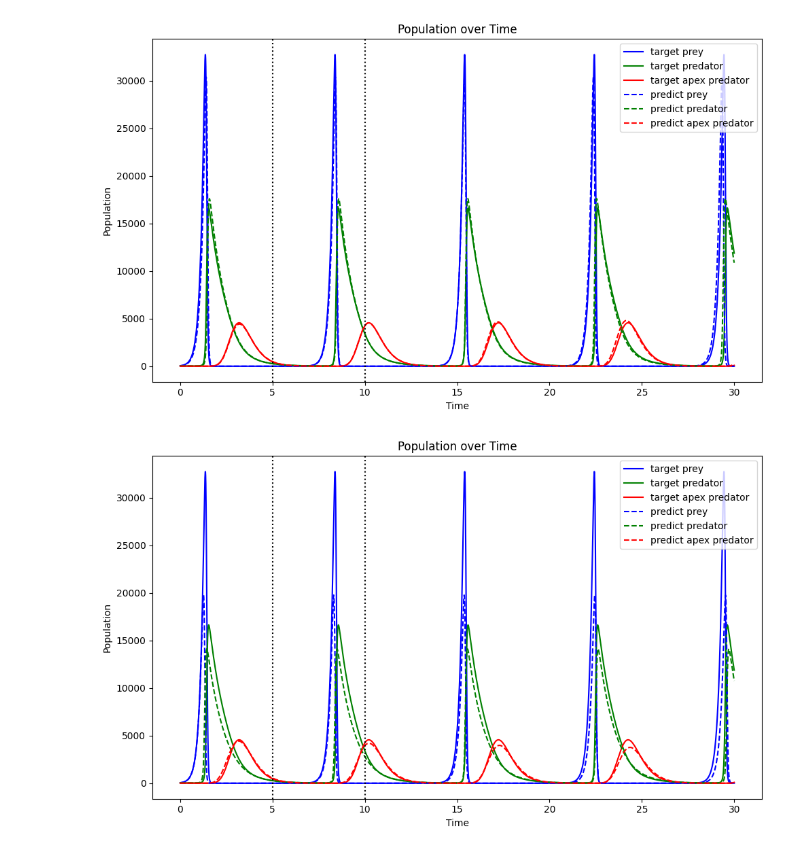
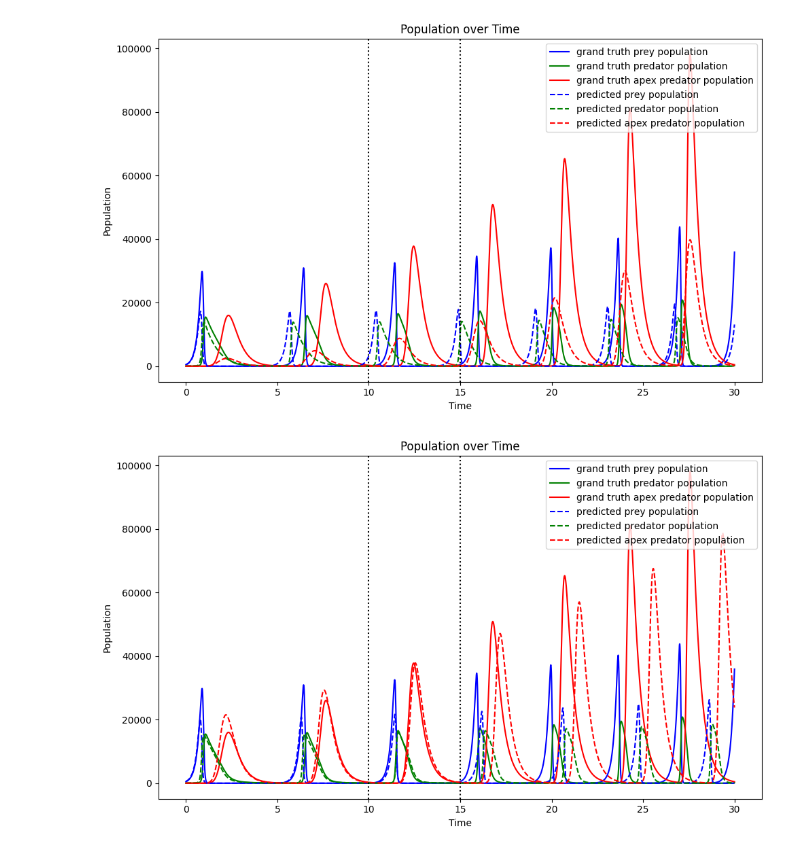
Before and after one commit to my-alaska/ISZ, a Jupyter notebook: lab6-supermodelling/Lab6.ipynb, the cells around one changed output. Cells and saved outputs as stored; diff of their text form; code cells hidden in the pictures.

```diff
--- a/lab6-supermodelling/Lab6.ipynb
+++ b/lab6-supermodelling/Lab6.ipynb
@@ -34,7 +40,10 @@ def lotka_volterra_sampler(
         else:
             t_span = np.linspace(0.0, samples_t[i], 100)
             ySoln = odeint(
-                lotka_volterra, initial_values, t_span, args=tuple(params[:-3])
+                lotka_volterra,
+                initial_values,
+                t_span,
+                args=tuple(params[:-3]),
             )
             response_y[i, :] = ySoln[-1, :]
 
@@ -56,6 +69,6 @@ Set up the target model parameters and get the complex system values in time
 # %%
 correct_params = np.array(
-    [5.0, 0.002, 0.0007, 1.0, 0.0001, 0.0008, 2.0, 50.0, 35.0, 10.0]
+    [5.0, 0.002, 0.0007, 1.0, 0.0001, 0.001, 2.3, 500.0, 35.0, 10.0]
 )
 
 y_target_response = odeint(
@@ -73,29 +89,37 @@ import matplotlib.pyplot as plt
 def plot_system(target, predicted=None):
 
     fig, ax = plt.subplots(1, 1, figsize=(10, 6))
+    t_axis = np.arange(target.shape[0]) / 200
 
     x_target, y_target, z_target = target[:, 0], target[:, 1], target[:, 2]
-    ax.plot(t_axis, x_target, lw=1.5, color="b", label="target prey")
-    ax.plot(t_axis, y_target, lw=1.5, color="g", label="target predator")
+    ax.plot(t_axis, x_target, lw=1.5, color="b", label="grand truth prey population")
+    ax.plot(
+        t_axis, y_target, lw=1.5, color="g", label="grand truth predator population"
+    )
     ax.plot(
         t_axis,
         z_target,
         lw=1.5,
         color="r",
-        label="target apex predator",
+        label="grand truth apex predator population",
     )
 
     if predicted is not None:
         x_pred, y_pred, z_pred = predicted[:, 0], predicted[:, 1], predicted[:, 2]
         ax.plot(
-            t_axis, x_pred, lw=1.5, color="b", label="predict prey", linestyle="dashed"
+            t_axis,
+            x_pred,
+            lw=1.5,
+            color="b",
+            label="predicted prey population",
+            linestyle="dashed",
         )
         ax.plot(
             t_axis,
             y_pred,
             lw=1.5,
             color="g",
-            label="predict predator",
+            label="predicted predator population",
             linestyle="dashed",
         )
         ax.plot(
@@ -103,12 +127,12 @@ def plot_system(target, predicted=None):
             z_pred,
             lw=1.5,
             color="r",
-            label="predict apex predator",
+            label="predicted apex predator population",
             linestyle="dashed",
         )
 
-    plt.axvline(x=5, color="black", linestyle="dotted")
     plt.axvline(x=10, color="black", linestyle="dotted")
+    plt.axvline(x=15, color="black", linestyle="dotted")
 
     ax.set_title("Population over Time")
     ax.set_xlabel("Time")
@@ -134,7 +160,7 @@ Fit the parameters
 from scipy.optimize import curve_fit
 
 reference_starting_params = np.array(
-    [5.1, 0.0021, 0.0007, 1.1, 0.00011, 0.000801, 2.01, 50.0, 34.95, 10.1]
+    [5.01, 0.00201, 0.0007, 0.90, 0.00012, 0.001, 2.3, 500.0, 35.0, 10.0]
 )
 
 predicted_ref_model_params, _ = curve_fit(
@@ -193,14 +232,15 @@ from scipy.optimize import curve_fit
 
 supermodelling_starting_points = np.array(
     [
-        [5.0, 0.00199, 0.0008, 0.99, 0.00009, 0.0008001, 2.2, 43.0, 20.0, 13.0],
-        [4.91, 0.0021, 0.00065, 1.1, 0.00017, 0.0007, 1.998, 58.0, 39.0, 16.0],
-        [4.9, 0.0022, 0.00069, 1.13, 0.0002, 0.00079, 1.999, 49.0, 36.0, 11.0],
+        [4.99, 0.001999, 0.0006, 1.1, 0.00015, 0.001, 2.3, 500.0, 35.0, 10.0],
+        [5.01, 0.00201, 0.0007, 0.90, 0.00012, 0.00105, 2.4, 500.0, 35.0, 10.0],
+        [5.01, 0.002, 0.00071, 0.90, 0.00009, 0.001, 2.298, 500.0, 35.0, 10.0],
     ]
 )
 
 supermodelling_pred_params = []
 supermodelling_responses = []
+
 for sp in supermodelling_starting_points:
     predicted_params, _ = curve_fit(lotka_volterra_sampler, t_samples, y_samples, p0=sp)
     supermodelling_pred_params.append(predicted_params)
@@ -219,2 +259,2 @@ for sp in supermodelling_starting_points:
-[figure, old version]
+[figure, new version]
-[figure, old version]
+[figure, new version]
```
Also changed, not shown: parts of 43 cells of this notebook.
